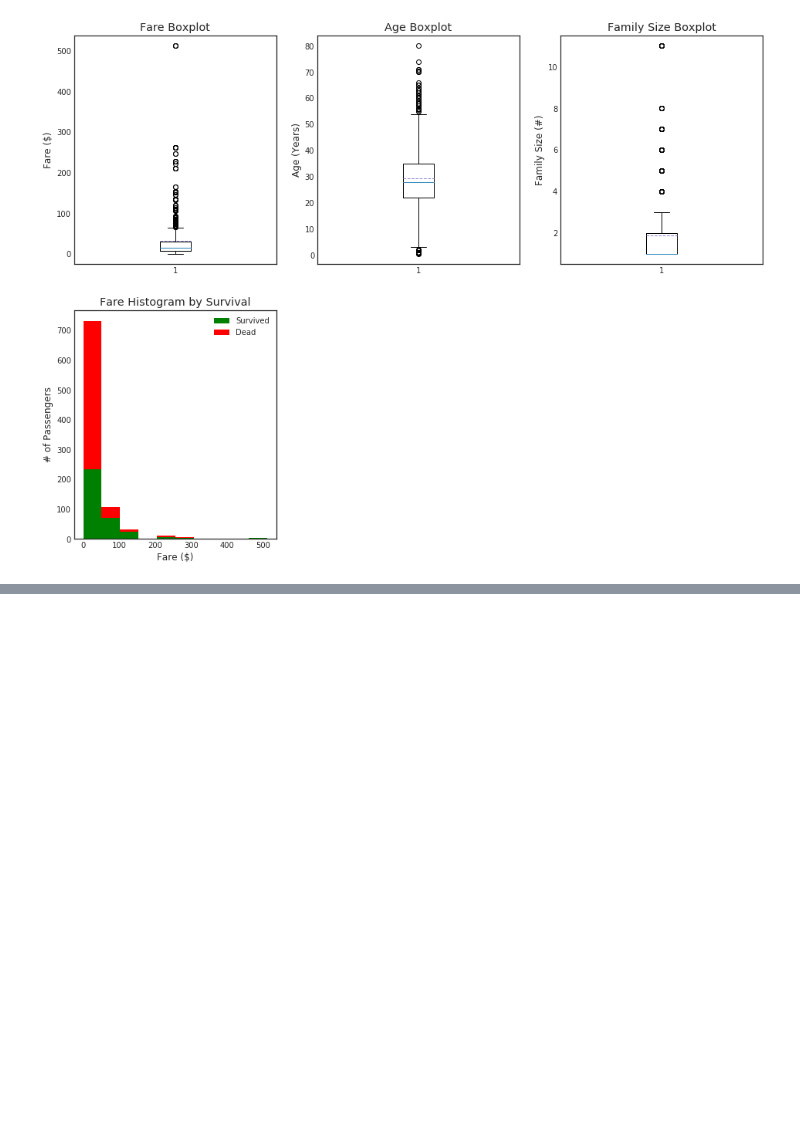
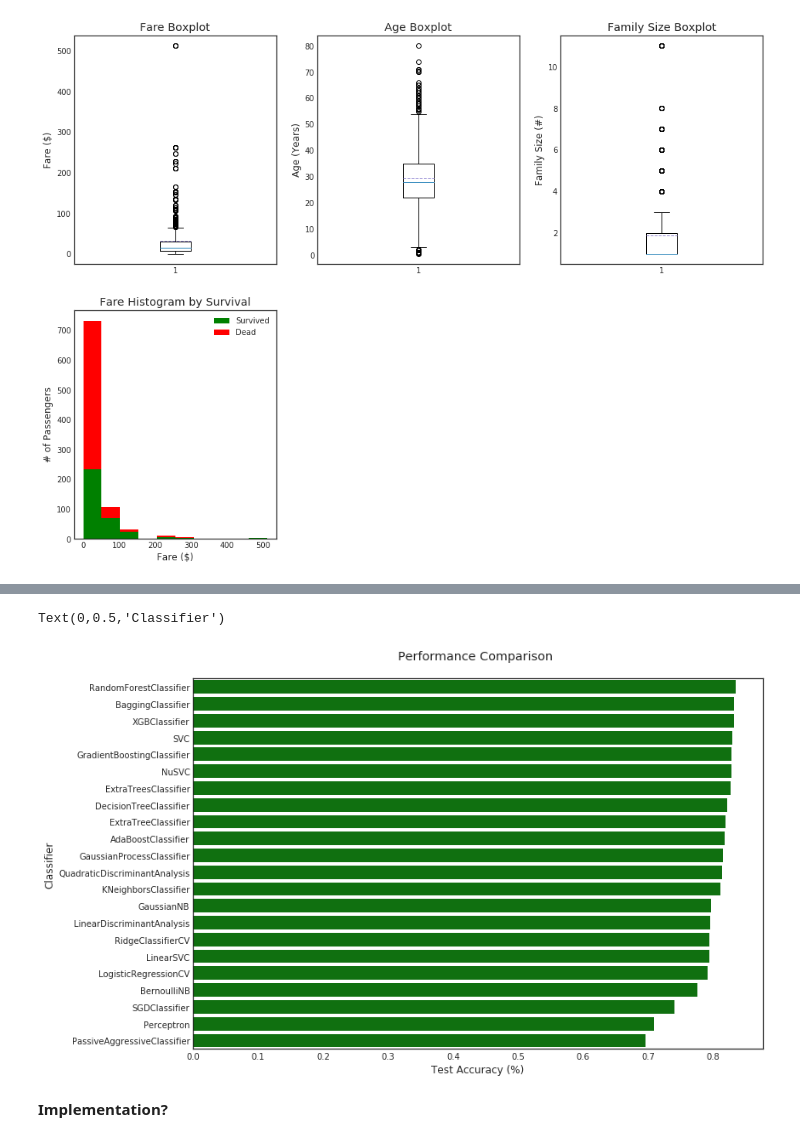
Before and after one commit to anshulrai/Kaggle-Challenges, a Jupyter notebook: Titanic/Titanic.ipynb, the cells around one changed output, grey strips where cells are left out. Cells and saved outputs as stored; diff of their text form; code cells hidden in the pictures; blank space fills up the shorter version.

Commit message:
Finished Model Selection and Feature Selection

```diff
--- a/Titanic/Titanic.ipynb
+++ b/Titanic/Titanic.ipynb
@@ -397,0 +478,4 @@ plt.legend()
+# %%
+MLA_predict = temp_data[Target]
+# %%
+row_index = 0
@@ -397,0 +493,17 @@ plt.legend()
+# %%
+for alg in MLA:
+    MLA_name = alg.__class__.__name__
+    MLA_compare.loc[row_index, 'Name'] = MLA_name
+    MLA_compare.loc[row_index, 'Parameters'] = str(alg.get_params())
+    cv_results = model_selection.cross_validate(alg, temp_data[temp_x_bin], temp_data[Target], cv = cv_split)
+    MLA_compare.loc[row_index, 'Time'] = cv_results['fit_time'].mean()
+    MLA_compare.loc[row_index, 'Train Accuracy Mean'] = cv_results['train_score'].mean()
+    MLA_compare.loc[row_index, 'Test Accuracy Mean'] = cv_results['test_score'].mean()
+    MLA_compare.loc[row_index, 'Test Accuracy 3*STD'] = cv_results['test_score'].std()*3   #let's know the worst that can happen!
+
+    alg.fit(temp_data[temp_x_bin], temp_data[Target])
+    MLA_predict[MLA_name] = alg.predict(temp_data[temp_x_bin])
+    row_index+=1
+# %%
+MLA_compare.sort_values(by='Test Accuracy Mean', ascending=False, inplace = True)
+MLA_compare
@@ -397,0 +528,10 @@ plt.legend()
+# %%
+sns.barplot(x='Test Accuracy Mean', y='Name', data=MLA_compare, color = 'g')
+plt.title('Performance Comparison \n')
+plt.xlabel('Test Accuracy (%)')
+plt.ylabel('Classifier')
+# %% [output]
+Text(0,0.5,'Classifier')
+[figure, added]
+# %% [markdown]
+**Implementation?**
```
Also changed, not shown: parts of 23 cells of this notebook.
